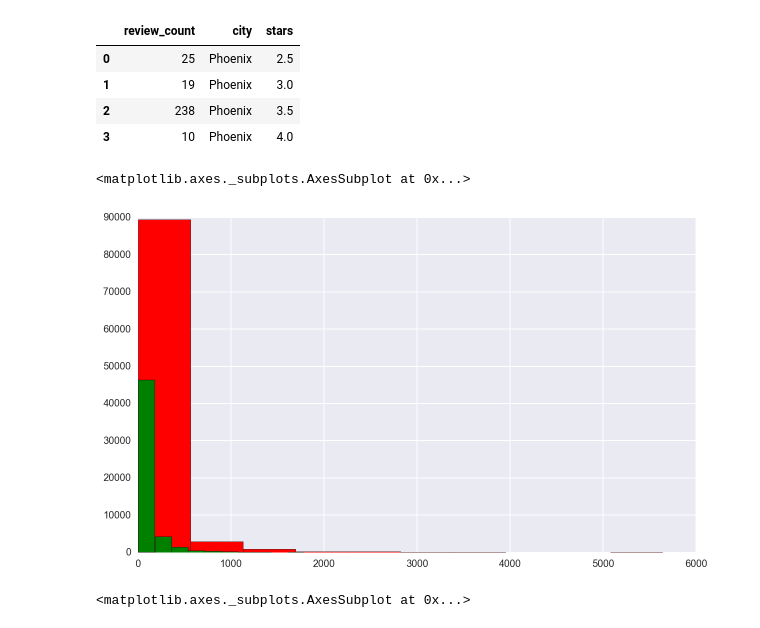
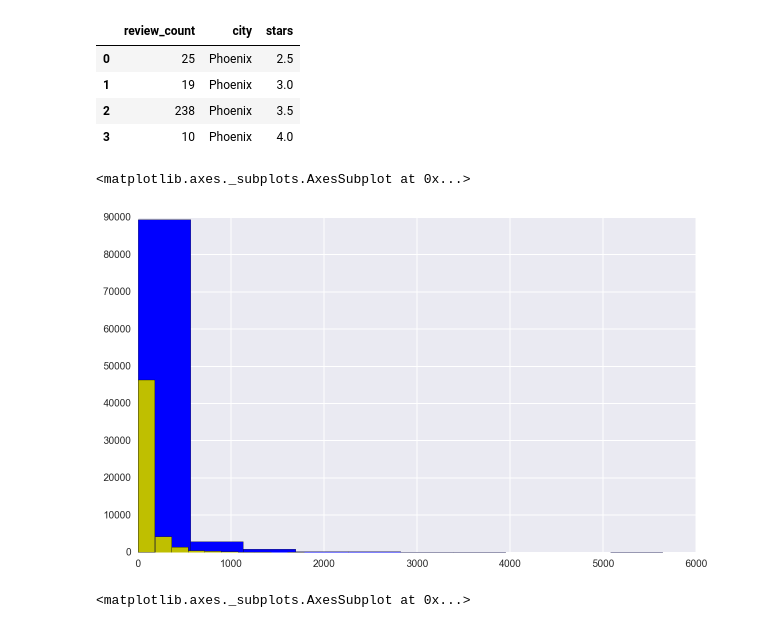
Before and after one commit to ocj137/DSI-SF-2-ocjacob, a Jupyter notebook: week05/project-5.ipynb, the cells around one changed output. Drawn from its saved outputs; the diff is of its cells as text; code cells hidden in the pictures.

```diff
--- a/week05/project-5.ipynb
+++ b/week05/project-5.ipynb
@@ -150,6 +155,8 @@ from sklearn.linear_model import LogisticRegression
 
 %matplotlib inline
 %config InlineBackend.figure_format = 'retina'
+# %%
+small_biz_data = pd.read_csv('yelp_arizona_data/businesses_small_parsed.csv')
 # %%
 small_biz_data.city= [x.replace(' ','_') for x in small_biz_data.city]
 # %%
@@ -213,11 +220,11 @@ small_biz_data_phx_subset.head(4)
 # %%
 # Let's look at some data for Las Vegas & Phoenix: review_count
 fig = plt.figure(figsize=(10,6))
-small_biz_data_lv_subset['review_count'].hist(color='r', label='Review Count, Las Vegas')
-small_biz_data_phx_subset['review_count'].hist(color='g', label='Review Count, Phoenix')
+small_biz_data_lv_subset['review_count'].hist(color='b', label='Review Count, Las Vegas')
+small_biz_data_phx_subset['review_count'].hist(color='y', label='Review Count, Phoenix')
 # %% [output]
 <matplotlib.axes._subplots.AxesSubplot at 0x...>
-[figure, old version]
+[figure, new version]
 # %%
 # And also for  Las Vegas& Phoenix: stars
 fig = plt.figure(figsize=(10,6))
```
Also changed, not shown: parts of 47 cells of this notebook.
